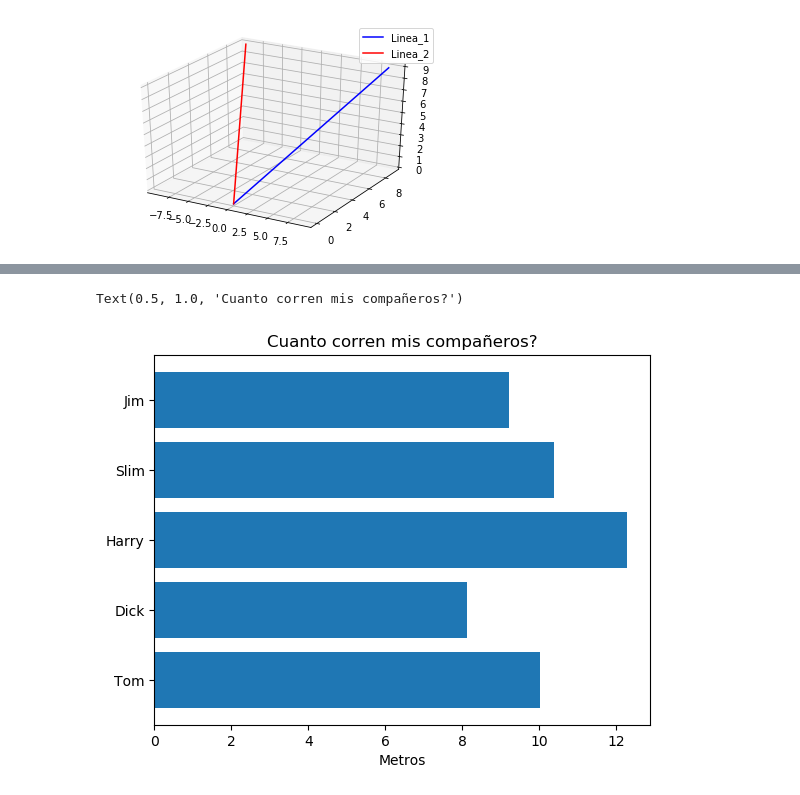
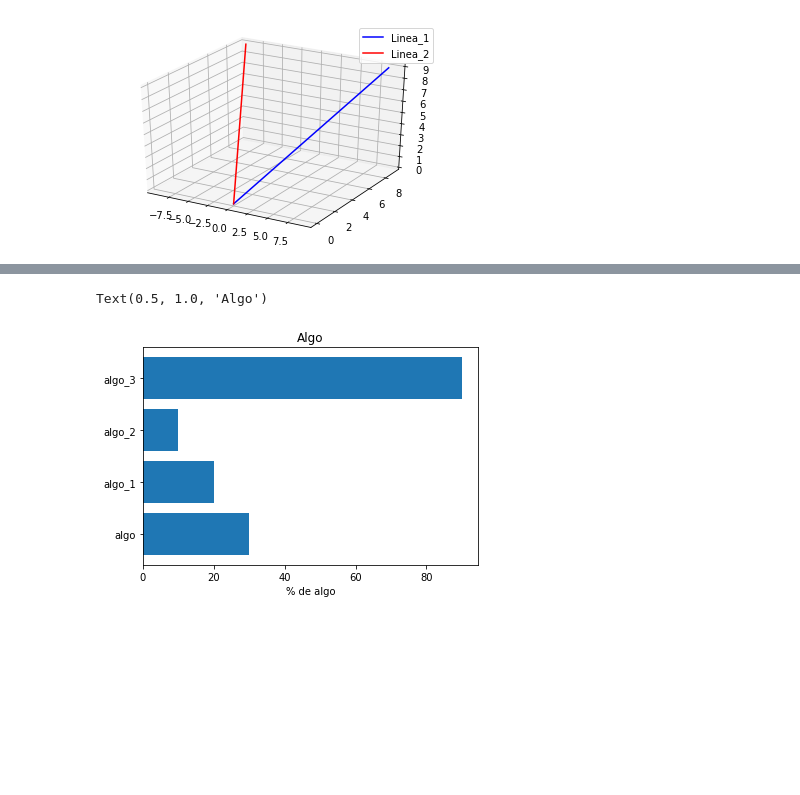
Before and after one commit to LeoMorales/taller-python-cenpat, a Jupyter notebook: Clase 02 - NumPy, Matplotlib.ipynb, the cells around one changed output, grey strips where cells are left out. Cells and saved outputs as stored; diff of their text form; code cells hidden in the pictures; blank space fills up the shorter version.

```diff
--- a/Clase 02 - NumPy, Matplotlib.ipynb
+++ b/Clase 02 - NumPy, Matplotlib.ipynb
@@ -447,15 +473,13 @@ Text(0.5, 1.0, 'Algo')
 # %%
 fig = plt.figure()
 ax = fig.add_subplot(111)
-# Example data
-personas = ('Tom', 'Dick', 'Harry', 'Slim', 'Jim')
-y_pos = np.arange(len(personas))
-performance = 3 + 10 * np.random.rand(len(personas))
-ax.barh(y_pos, performance, align='center')
-ax.set_yticks(y_pos)
-ax.set_yticklabels(personas)
-ax.set_xlabel('Metros')
-ax.set_title('Cuanto corren mis compañeros?')
+x_value = [0, 1, 2, 3]
+y_value = [30, 20, 10, 90]
+ax.barh(x_value, y_value, align='center')
+ax.set_yticks([0, 1, 2, 3])
+ax.set_yticklabels(["algo", "algo_1", "algo_2", "algo_3"])
+ax.set_xlabel('% de algo')
+ax.set_title('Algo')
 # %% [output]
-Text(0.5, 1.0, 'Cuanto corren mis compañeros?')
+Text(0.5, 1.0, 'Algo')
-[figure, old version]
+[figure, new version]
```
Also changed, not shown: parts of 30 cells of this notebook, 1 other file.
